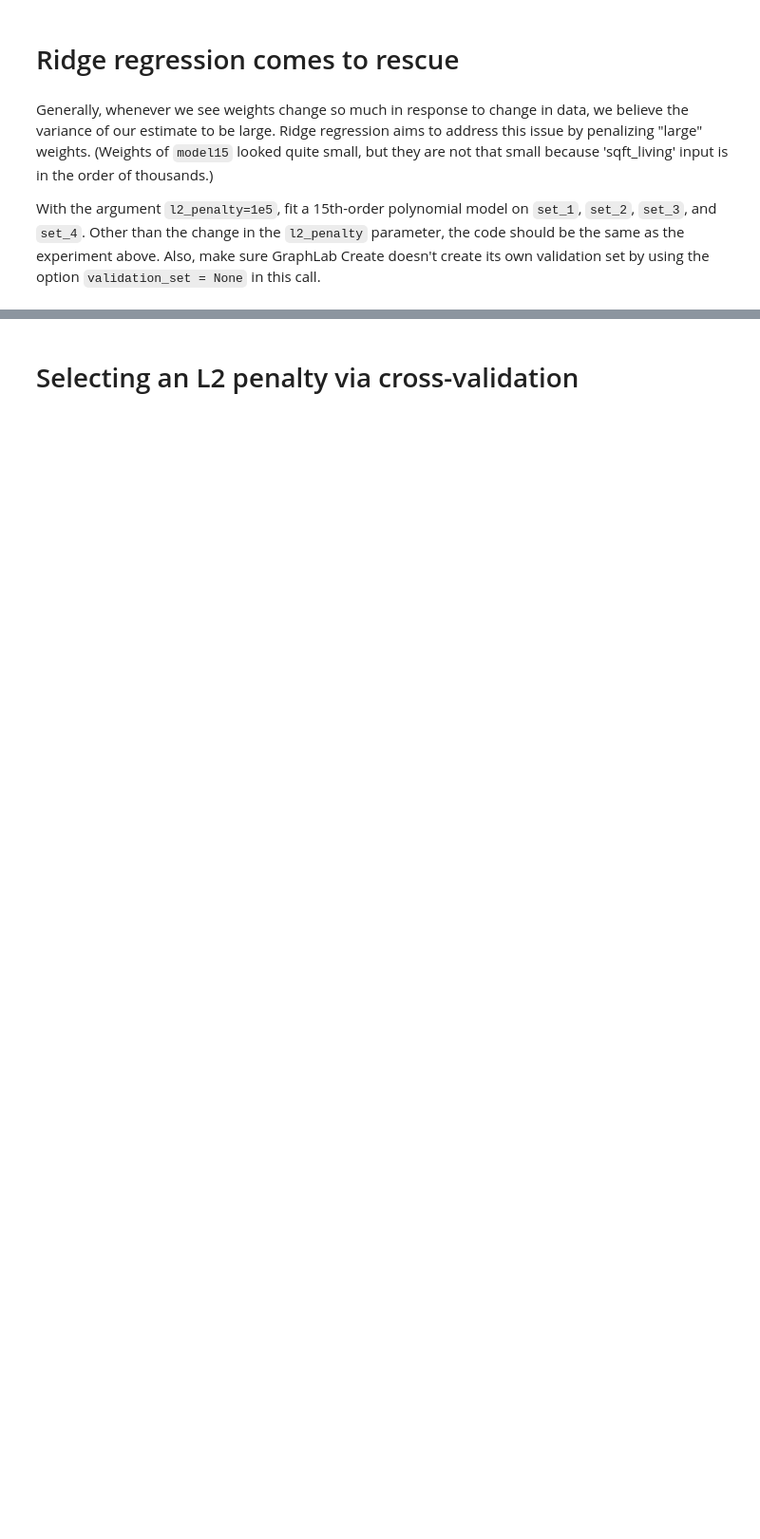
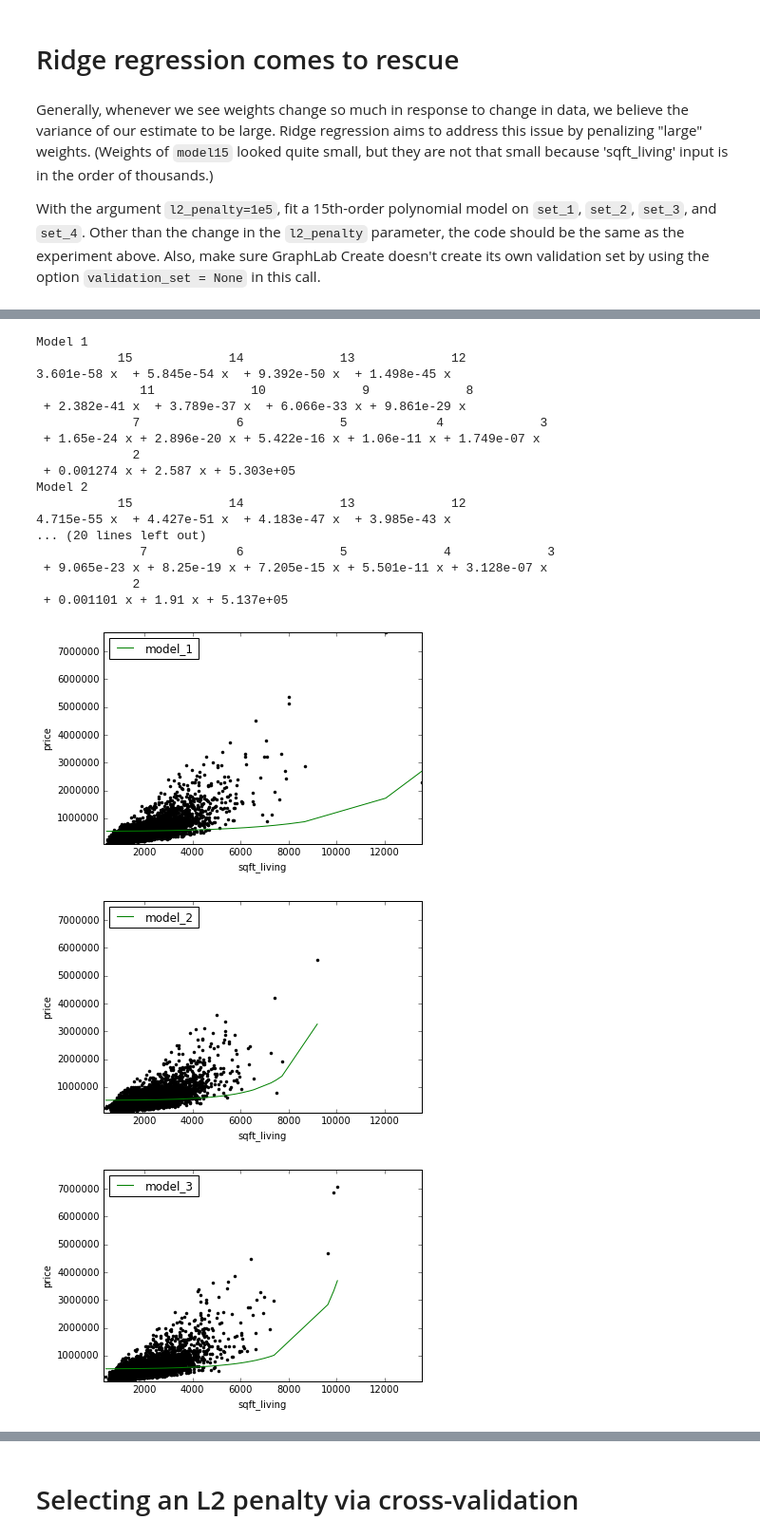
Before and after one commit to Hlo415/coursera-ml-regression, a Jupyter notebook: w4/week-4-ridge-regression-assignment-1-blank.ipynb, the cells around one changed output, grey strips where cells are left out. Shown at 95% size. Cells and saved outputs as stored; diff of their text form; code cells hidden in the pictures; blank space fills up the shorter version.

```diff
--- a/w4/week-4-ridge-regression-assignment-1-blank.ipynb
+++ b/w4/week-4-ridge-regression-assignment-1-blank.ipynb
@@ -206,8 +213,9 @@ The four curves should differ from one another a lot, as should the coefficients
 ***QUIZ QUESTION:  For the models learned in each of these training sets, what are the smallest and largest values you learned for the coefficient of feature `power_1`?***  (For the purpose of answering this question, negative numbers are considered "smaller" than positive numbers. So -5 is smaller than -3, and -3 is smaller than 5 and so forth.)
 **Answer**: see below
 # %%
-coefficients = {}
-for model in models:
-    coefficients["model_{}".format(model[2])] = model[0].get("coefficients")['name' == 'power_1']['value']
+def get_coefficients(models, power):
+    coefficients = {}
+    for model in models:
+        coefficients["model_{}".format(model[2])] = model[0].get("coefficients").filter_by([power], 'name')['value'][0]
 
-coefficients
+    return coefficients
@@ -222,3 +225,9 @@ coefficients
 Generally, whenever we see weights change so much in response to change in data, we believe the variance of our estimate to be large. Ridge regression aims to address this issue by penalizing "large" weights. (Weights of `model15` looked quite small, but they are not that small because 'sqft_living' input is in the order of thousands.)
 
 With the argument `l2_penalty=1e5`, fit a 15th-order polynomial model on `set_1`, `set_2`, `set_3`, and `set_4`. Other than the change in the `l2_penalty` parameter, the code should be the same as the experiment above. Also, make sure GraphLab Create doesn't create its own validation set by using the option `validation_set = None` in this call.
+# %%
+l2_penalty=1e5
+model_1, poly_sframe_1 = prep_data_build_model(set_1, l2_penalty)
+model_2, poly_sframe_2 = prep_data_build_model(set_2, l2_penalty)
+model_3, poly_sframe_3 = prep_data_build_model(set_3, l2_penalty)
+model_4, poly_sframe_4 = prep_data_build_model(set_4, l2_penalty)
@@ -224,0 +273,26 @@ With the argument `l2_penalty=1e5`, fit a 15th-order polynomial model on `set_1`
+# %%
+models = [(model_1, poly_sframe_1, 1), (model_2, poly_sframe_2, 2), (model_3, poly_sframe_3, 3), (model_4, poly_sframe_4, 4)]
+# %%
+for model in models:
+    plot_poly_predictions(model[1], model[0], model[2])
+# %% [output]
+Model 1
+           15             14             13             12
+3.601e-58 x  + 5.845e-54 x  + 9.392e-50 x  + 1.498e-45 x
+              11             10             9             8
+ + 2.382e-41 x  + 3.789e-37 x  + 6.066e-33 x + 9.861e-29 x
+             7             6             5            4             3
+ + 1.65e-24 x + 2.896e-20 x + 5.422e-16 x + 1.06e-11 x + 1.749e-07 x
+             2
+ + 0.001274 x + 2.587 x + 5.303e+05
+Model 2
+           15             14             13             12
+4.715e-55 x  + 4.427e-51 x  + 4.183e-47 x  + 3.985e-43 x
+... (20 lines left out)
+              7            6             5             4             3
+ + 9.065e-23 x + 8.25e-19 x + 7.205e-15 x + 5.501e-11 x + 3.128e-07 x
+             2
+ + 0.001101 x + 1.91 x + 5.137e+05
+[figure, added]
+[figure, added]
+[figure, added]
```
Also changed, not shown: parts of 37 cells of this notebook.
